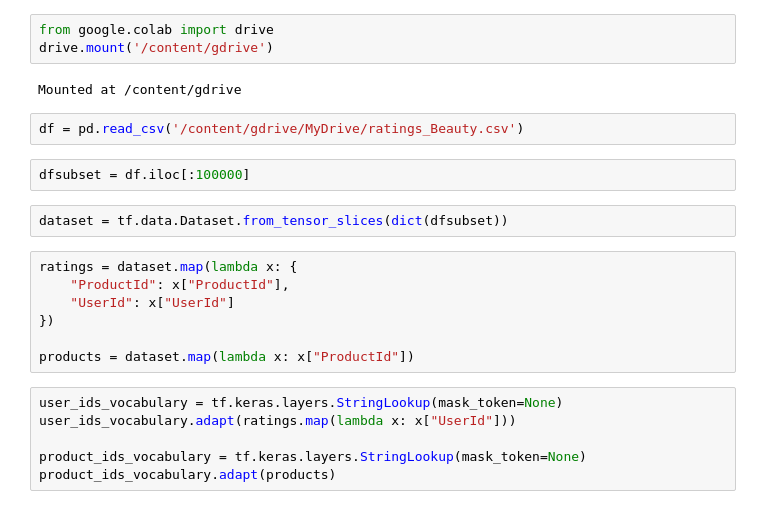
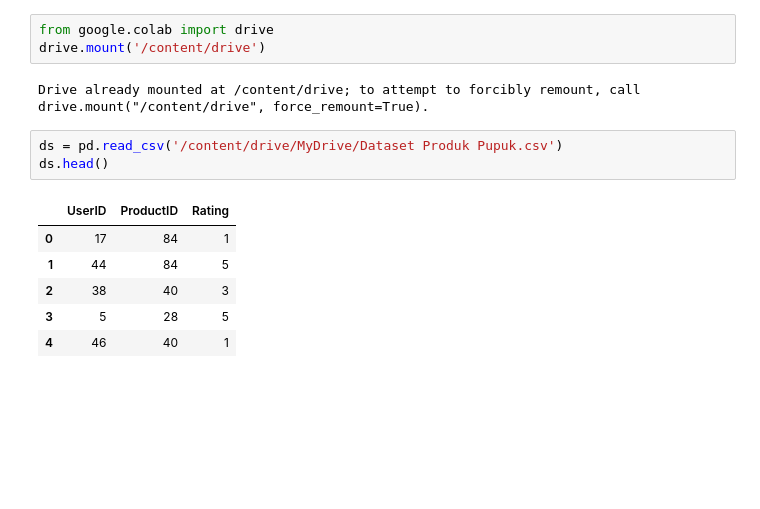
Before and after one commit to Pupuk-In/product-recommendation, a Jupyter notebook: product_recommendation_model.ipynb, the cells around one changed output. Saved outputs shown, nothing was run; the diff lists cells and outputs as text; blank space fills up the shorter version.

```diff
--- a/product_recommendation_model.ipynb
+++ b/product_recommendation_model.ipynb
@@ -13,24 +11,15 @@ import tensorflow_recommenders as tfrs
 # %%
 from google.colab import drive
-drive.mount('/content/gdrive')
+drive.mount('/content/drive')
 # %% [output]
-Mounted at /content/gdrive
+Drive already mounted at /content/drive; to attempt to forcibly remount, call drive.mount("/content/drive", force_remount=True).
 # %%
-df = pd.read_csv('/content/gdrive/MyDrive/ratings_Beauty.csv')
+ds = pd.read_csv('/content/drive/MyDrive/Dataset Produk Pupuk.csv')
+ds.head()
+# %% [output]
+|  | UserID | ProductID | Rating |
+| 0 | 17 | 84 | 1 |
+| 1 | 44 | 84 | 5 |
+| 2 | 38 | 40 | 3 |
+| 3 | 5 | 28 | 5 |
+| 4 | 46 | 40 | 1 |
-# %%
-dfsubset = df.iloc[:100000]
-# %%
-dataset = tf.data.Dataset.from_tensor_slices(dict(dfsubset))
-# %%
-ratings = dataset.map(lambda x: {
-    "ProductId": x["ProductId"],
-    "UserId": x["UserId"]
-})
-
-products = dataset.map(lambda x: x["ProductId"])
-# %%
-user_ids_vocabulary = tf.keras.layers.StringLookup(mask_token=None)
-user_ids_vocabulary.adapt(ratings.map(lambda x: x["UserId"]))
-
-product_ids_vocabulary = tf.keras.layers.StringLookup(mask_token=None)
-product_ids_vocabulary.adapt(products)
```
Also changed, not shown: parts of 21 cells of this notebook.
